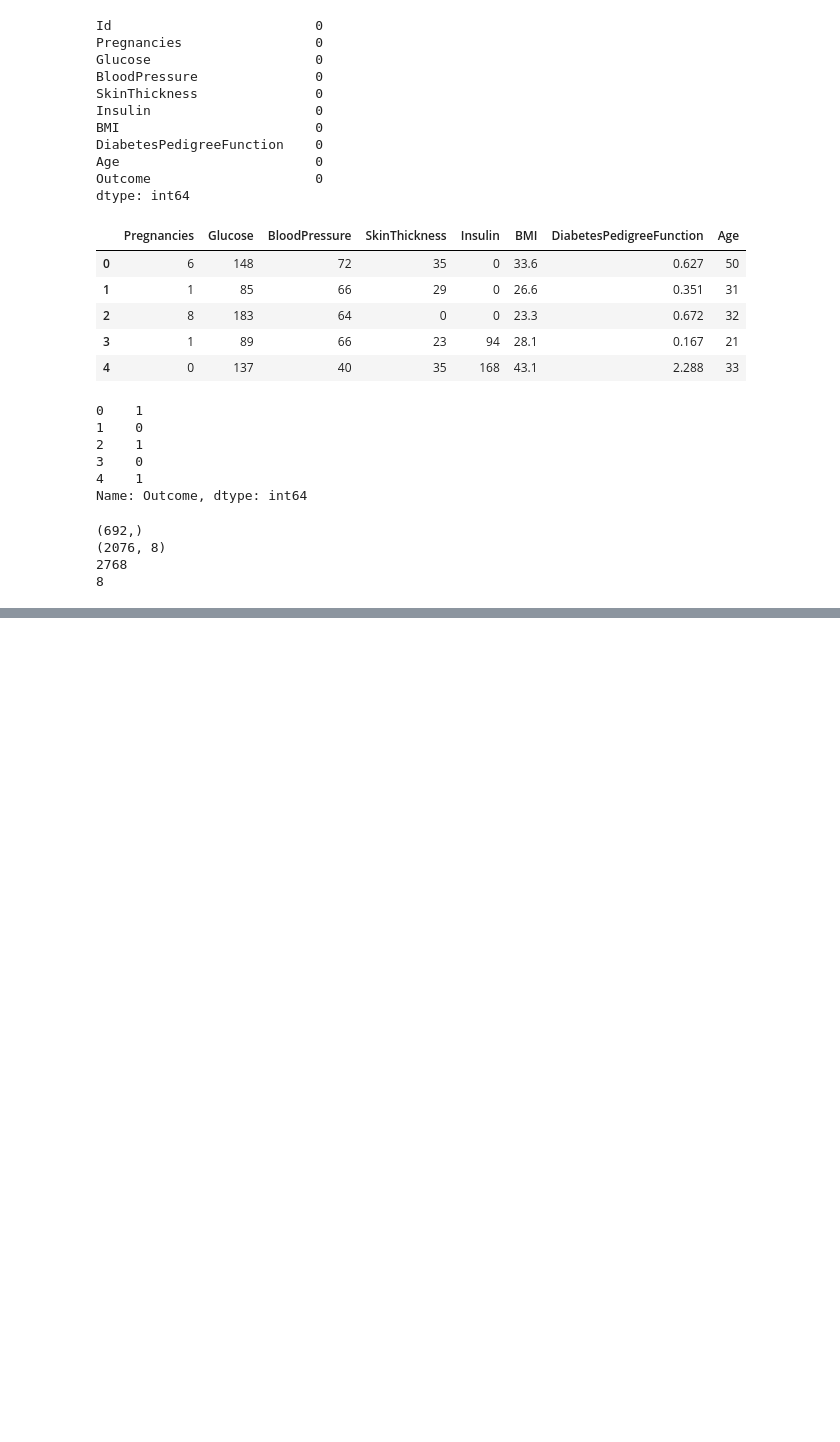
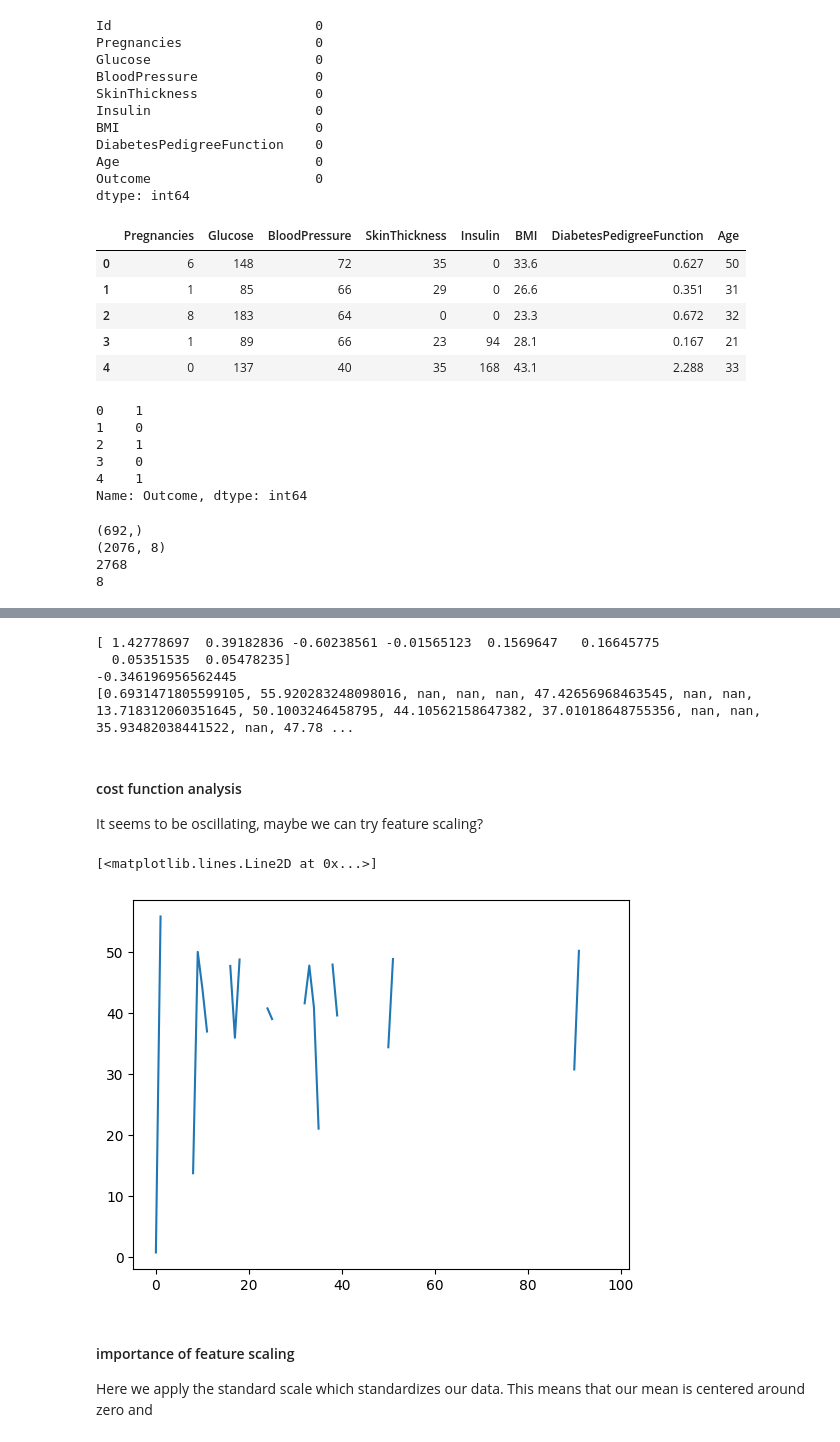
Before and after one commit to shinji-Yama77/ml-models, a Jupyter notebook: Binary Classificlation Diabetes .ipynb, the cells around one changed output, grey strips where cells are left out. Saved outputs shown, nothing was run; the diff lists cells and outputs as text; code cells hidden in the pictures; blank space fills up the shorter version.

Commit message:
implemented descent

```diff
--- a/Binary Classificlation Diabetes .ipynb
+++ b/Binary Classificlation Diabetes .ipynb
@@ -83,16 +101,23 @@ def sigmoid(x):
+# %%
+def cost_one(actual, out):
+    cost = actual*np.log(out)+(1-actual)*np.log(1-out)
+
+    return cost
 # %%
 # implement gradient descent one iteration
 
 
-def gradient_descent(X, y, w, b, sig):
+def gradient_descent(X, y, w, b, sig, cost_one):
 
     m, n = X.shape
     dj_dw = np.zeros(n)
     dj_db = 0
+    total_cost = 0
 
     for i in range(m):
         out = np.dot(X[i], w) + b
         apply_sig = sig(out) - y[i]
+        total_cost += cost_one(y[i], sig(out))
         for j in range(n):
             dj_dw[j] += apply_sig * X[i][j] # access two dimensional arrays
         dj_db += apply_sig
@@ -100,5 +125,6 @@ def gradient_descent(X, y, w, b, sig):
 
     dj_dw = dj_dw / m
     dj_db = dj_db / m
+    total_cost = total_cost / -m
 
-    return dj_dw, dj_db # return the partial derivatives of both
+    return dj_dw, dj_db, total_cost # return the partial derivatives of both
@@ -127,0 +131,50 @@ KeyError: 0
+# %%
+# run multiple iterations
+
+
+w = np.zeros(X.shape[1])
+b = 0
+total_cost = 0
+
+
+X_train = X_train.to_numpy()
+y_train = y_train.to_numpy()
+
+
+
+def full_gradient(X, y, w_in, b_in, grad_desc, sig, lr, epochs, cost_one):
+
+    costs = []
+
+    for i in range(epochs):
+        dj_dw, dj_db, curr_cost = grad_desc(X, y, w_in, b_in, sig, cost_one)
+        w_in = w_in - lr * dj_dw
+        b_in = b_in - lr * dj_db
+        if (i % 10 == 0):
+            costs.append(curr_cost)
+
+    return w_in, b_in, costs # return final parameters after running gradient descent multiple times
+# %%
+final_w, final_b, costs = full_gradient(X_train, y_train, w, b, gradient_descent, sigmoid, 0.001, 1000, cost_one)
+# %%
+print(final_w)
+print(final_b)
+print(costs)
+# %% [output]
+[ 1.42778697  0.39182836 -0.60238561 -0.01565123  0.1569647   0.16645775
+  0.05351535  0.05478235]
+-0.346196956562445
+[0.6931471805599105, 55.920283248098016, nan, nan, nan, 47.42656968463545, nan, nan, 13.718312060351645, 50.1003246458795, 44.10562158647382, 37.01018648755356, nan, nan, 35.93482038441522, nan, 47.78 ...
+# %% [markdown]
+#### cost function analysis
+
+It seems to be oscillating, maybe we can try feature scaling?
+# %%
+plt.plot(list(range(100)), costs)
+# %% [output]
+[<matplotlib.lines.Line2D at 0x...>]
+[figure, added]
+# %% [markdown]
+#### importance of feature scaling
+
+Here we apply the standard scale which standardizes our data. This means that our mean is centered around zero and
```
Also changed, not shown: parts of 15 cells of this notebook.
